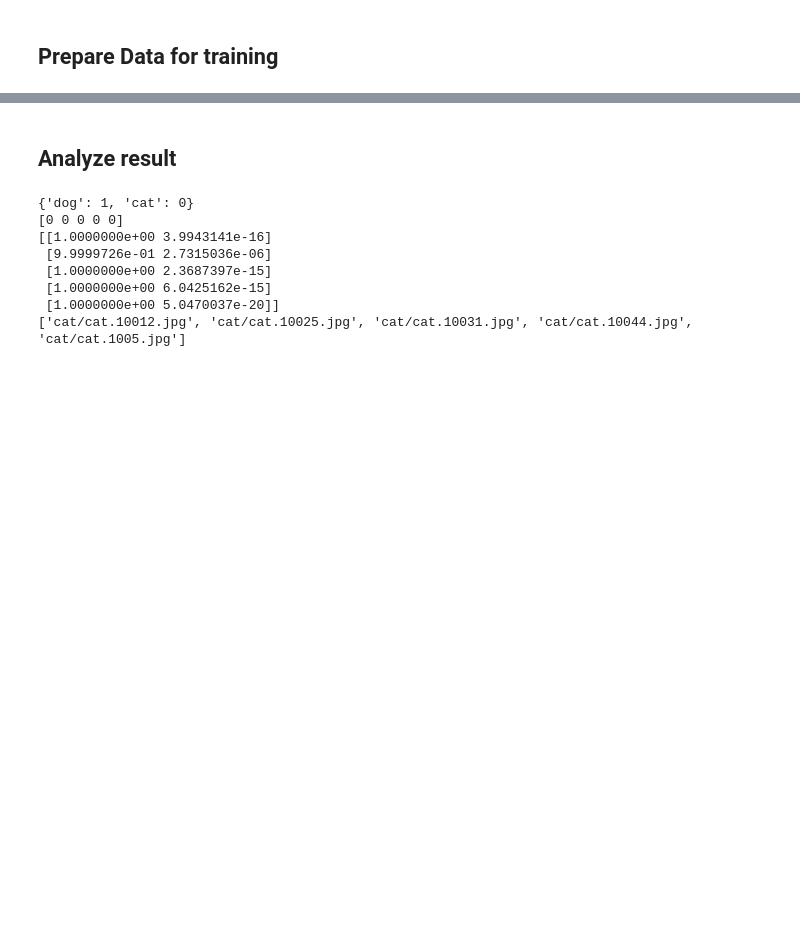
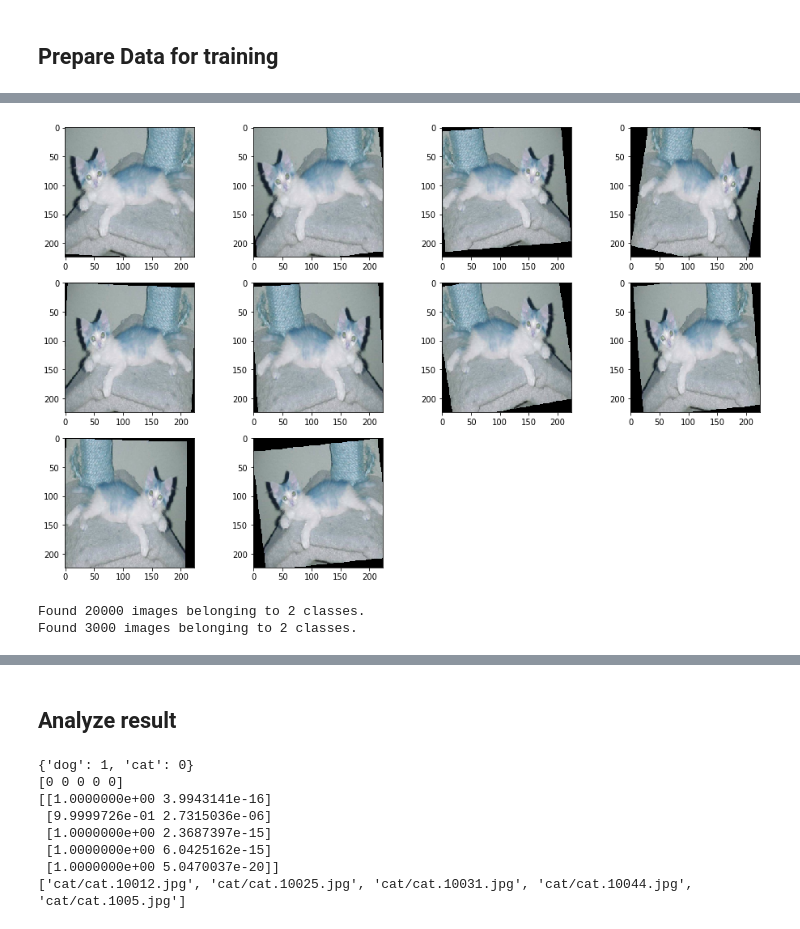
Before and after one commit to zeroohub/kaggle_fun, a Jupyter notebook: dogs_vs_cats_redux_kernels_edition/main.ipynb, the cells around one changed output, grey strips where cells are left out. Saved outputs shown, nothing was run; the diff lists cells and outputs as text; code cells hidden in the pictures; blank space fills up the shorter version.

Commit message:
first range done

```diff
--- a/dogs_vs_cats_redux_kernels_edition/main.ipynb
+++ b/dogs_vs_cats_redux_kernels_edition/main.ipynb
@@ -273,0 +284,17 @@ KeyboardInterrupt:
+# %%
+gen = ImageDataGenerator(horizontal_flip=True,
+                         zoom_range=0.1,
+                         height_shift_range=10,
+                         width_shift_range=10,
+                         rotation_range=10,
+                         fill_mode='constant', cval=0)
+image_iter = gen.flow(np.expand_dims(resize_example, axis=0))
+plot_images([image_iter.next()[0].astype(np.uint8) for i in range(10)])
+# %% [output]
+[figure, added]
+# %%
+train_flow = VGG16.get_data_gen(train_path, batch_size, gen).flow_from_directory(shuffle=True)
+valid_flow = VGG16.get_data_gen(valid_path, batch_size).flow_from_directory()
+# %% [output]
+Found 20000 images belonging to 2 classes.
+Found 3000 images belonging to 2 classes.
```
Also changed, not shown: parts of 46 cells of this notebook.
